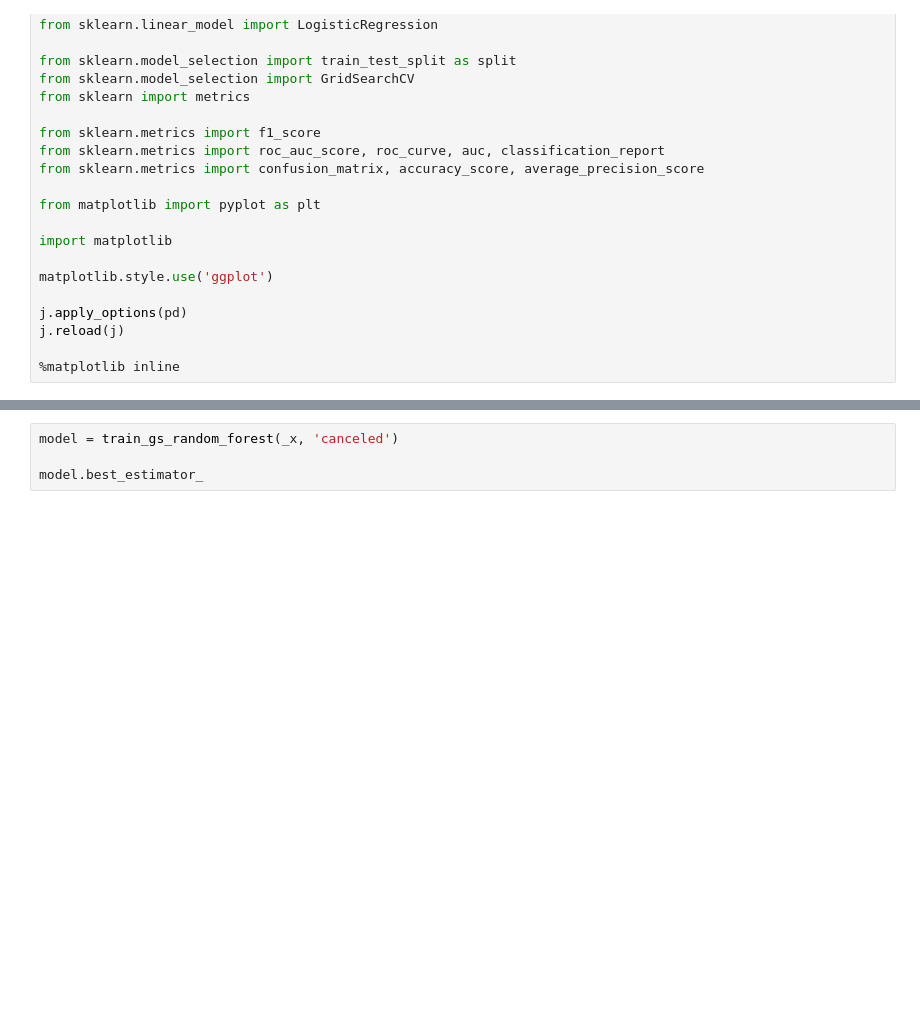
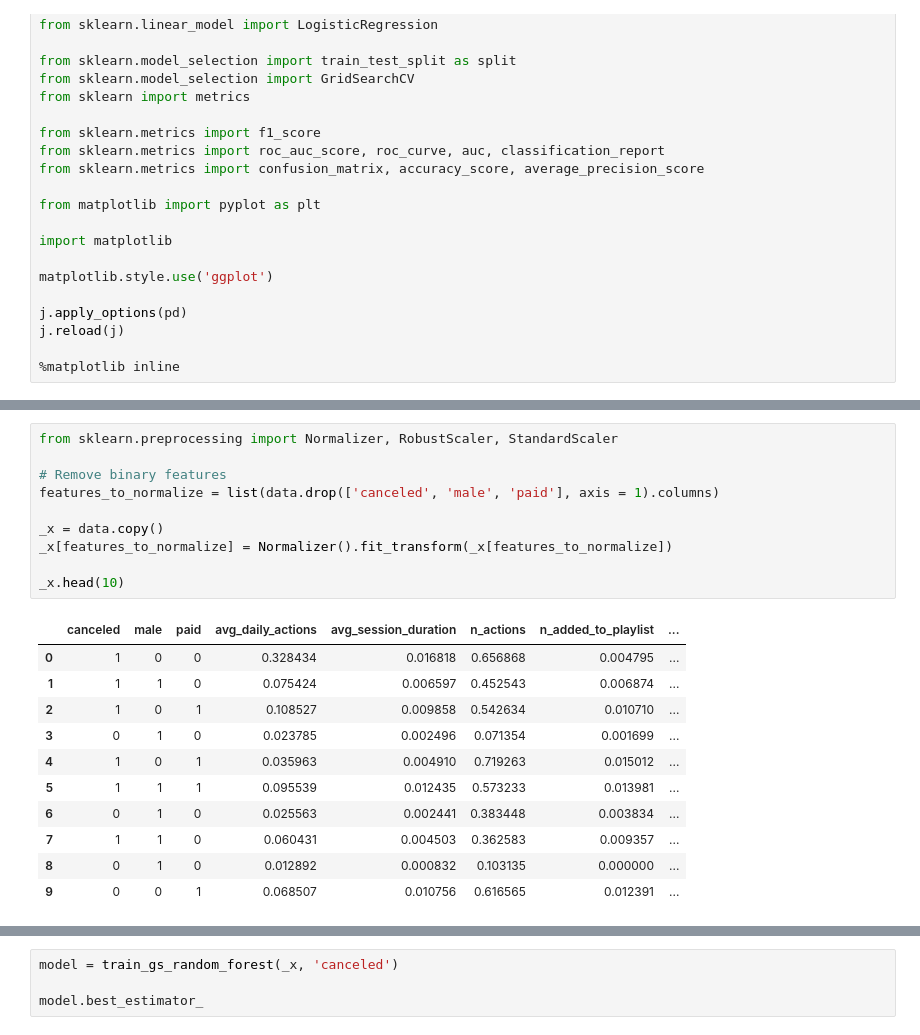
Before and after one commit to brunowdev/sparkify, a Jupyter notebook: Sklearn - Test.ipynb, the cells around one changed output, grey strips where cells are left out. Cells and saved outputs as stored; diff of their text form; blank space fills up the shorter version.

```diff
--- a/Sklearn - Test.ipynb
+++ b/Sklearn - Test.ipynb
@@ -59,3 +50,25 @@ data.head(10)
+# %%
+from sklearn.preprocessing import Normalizer, RobustScaler, StandardScaler
+
+# Remove binary features
+features_to_normalize = list(data.drop(['canceled', 'male', 'paid'], axis = 1).columns)
+
+_x = data.copy()
+_x[features_to_normalize] = Normalizer().fit_transform(_x[features_to_normalize])
+
+_x.head(10)
+# %% [output]
+|  | canceled | male | paid | avg_daily_actions | avg_session_duration | n_actions | n_added_to_playlist | ... |
+| 0 | 1 | 0 | 0 | 0.328434 | 0.016818 | 0.656868 | 0.004795 | ... |
+| 1 | 1 | 1 | 0 | 0.075424 | 0.006597 | 0.452543 | 0.006874 | ... |
+| 2 | 1 | 0 | 1 | 0.108527 | 0.009858 | 0.542634 | 0.010710 | ... |
+| 3 | 0 | 1 | 0 | 0.023785 | 0.002496 | 0.071354 | 0.001699 | ... |
+| 4 | 1 | 0 | 1 | 0.035963 | 0.004910 | 0.719263 | 0.015012 | ... |
+| 5 | 1 | 1 | 1 | 0.095539 | 0.012435 | 0.573233 | 0.013981 | ... |
+| 6 | 0 | 1 | 0 | 0.025563 | 0.002441 | 0.383448 | 0.003834 | ... |
+| 7 | 1 | 1 | 0 | 0.060431 | 0.004503 | 0.362583 | 0.009357 | ... |
+| 8 | 0 | 1 | 0 | 0.012892 | 0.000832 | 0.103135 | 0.000000 | ... |
+| 9 | 0 | 0 | 1 | 0.068507 | 0.010756 | 0.616565 | 0.012391 | ... |
 # %%
 def plot_roc_curve(y_test, y_predictions, model, action = 'Training'):
 
```
Also changed, not shown: parts of 15 cells of this notebook.
